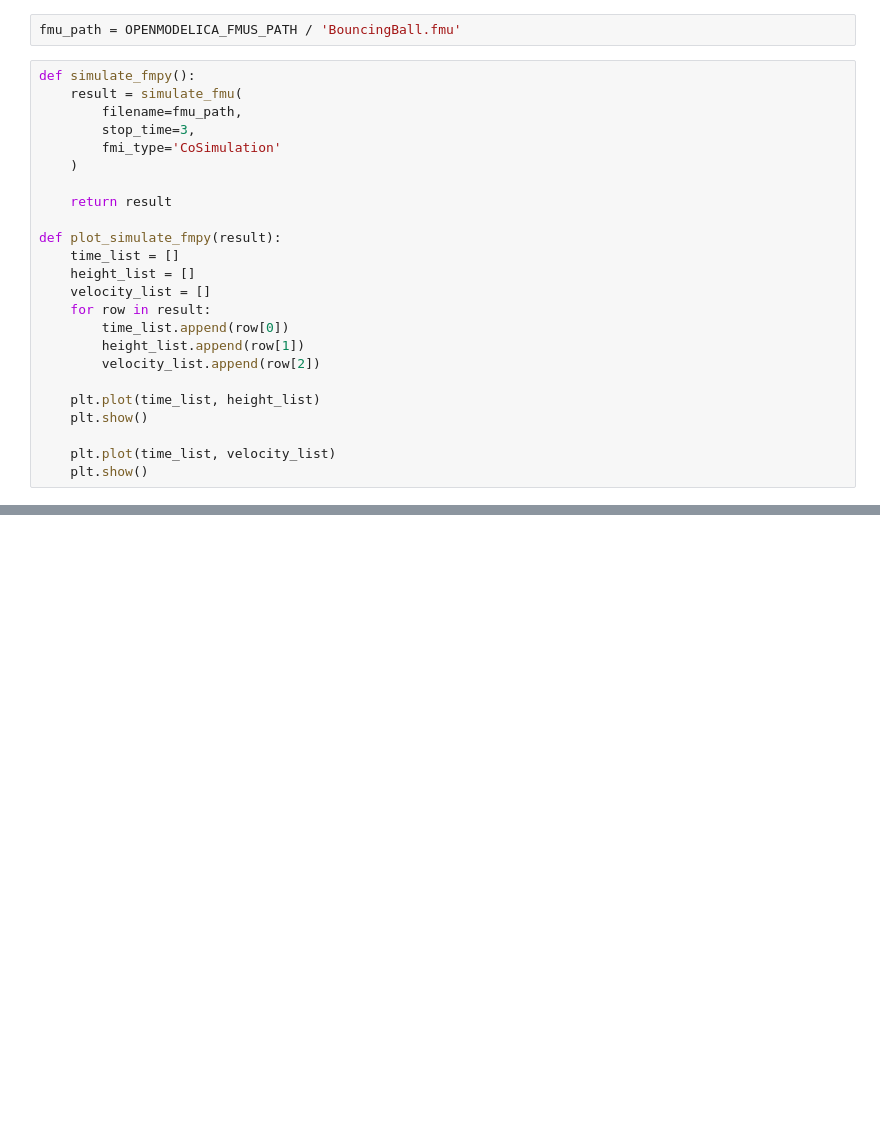
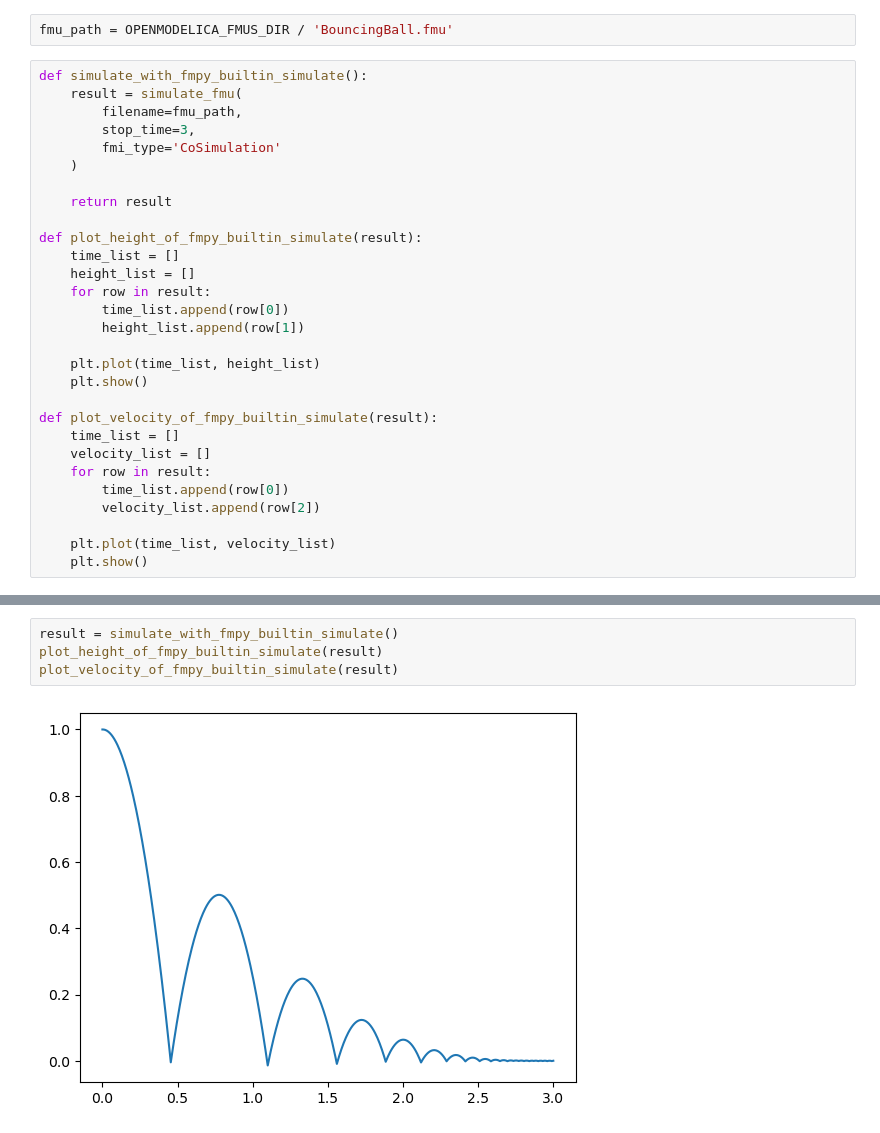
Before and after one commit to lbm98/devs-fmu, a Jupyter notebook: python-api/notebooks/openmodelica-fmu.ipynb, the cells around one changed output, grey strips where cells are left out. Saved outputs shown, nothing was run; the diff lists cells and outputs as text; blank space fills up the shorter version.

```diff
--- a/python-api/notebooks/openmodelica-fmu.ipynb
+++ b/python-api/notebooks/openmodelica-fmu.ipynb
@@ -17,7 +19,7 @@ from config import OPENMODELICA_FMUS_PATH
 # %%
-fmu_path = OPENMODELICA_FMUS_PATH / 'BouncingBall.fmu'
+fmu_path = OPENMODELICA_FMUS_DIR / 'BouncingBall.fmu'
 # %%
-def simulate_fmpy():
+def simulate_with_fmpy_builtin_simulate():
     result = simulate_fmu(
         filename=fmu_path,
         stop_time=3,
@@ -26,17 +28,22 @@ def simulate_fmpy():
 
     return result
 
-def plot_simulate_fmpy(result):
+def plot_height_of_fmpy_builtin_simulate(result):
     time_list = []
     height_list = []
-    velocity_list = []
     for row in result:
         time_list.append(row[0])
         height_list.append(row[1])
-        velocity_list.append(row[2])
 
     plt.plot(time_list, height_list)
     plt.show()
 
+def plot_velocity_of_fmpy_builtin_simulate(result):
+    time_list = []
+    velocity_list = []
+    for row in result:
+        time_list.append(row[0])
+        velocity_list.append(row[2])
+
     plt.plot(time_list, velocity_list)
     plt.show()
@@ -47,0 +50,6 @@ plot_simulate_fmpy(simulate_fmpy())
+# %%
+result = simulate_with_fmpy_builtin_simulate()
+plot_height_of_fmpy_builtin_simulate(result)
+plot_velocity_of_fmpy_builtin_simulate(result)
+# %% [output]
+[figure, added]
```
Also changed, not shown: parts of 13 cells of this notebook, 45 other files.
